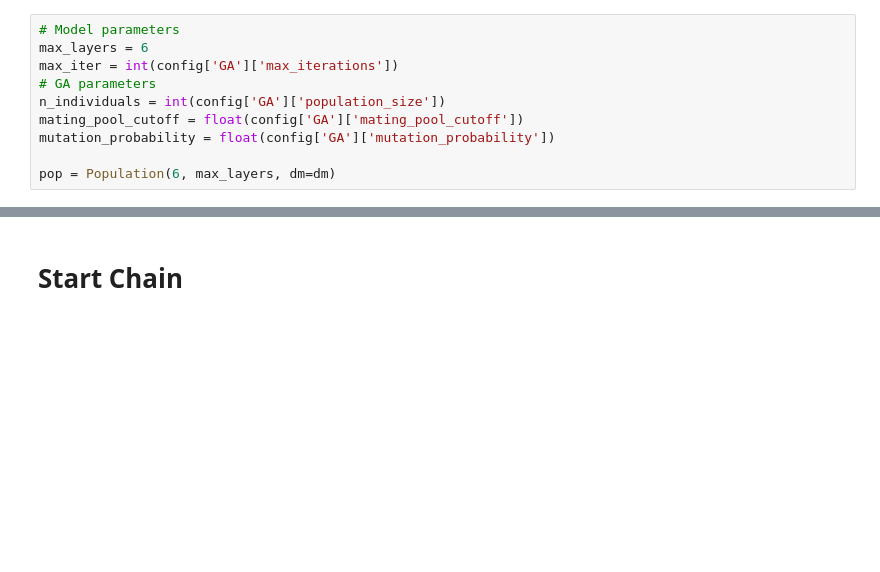
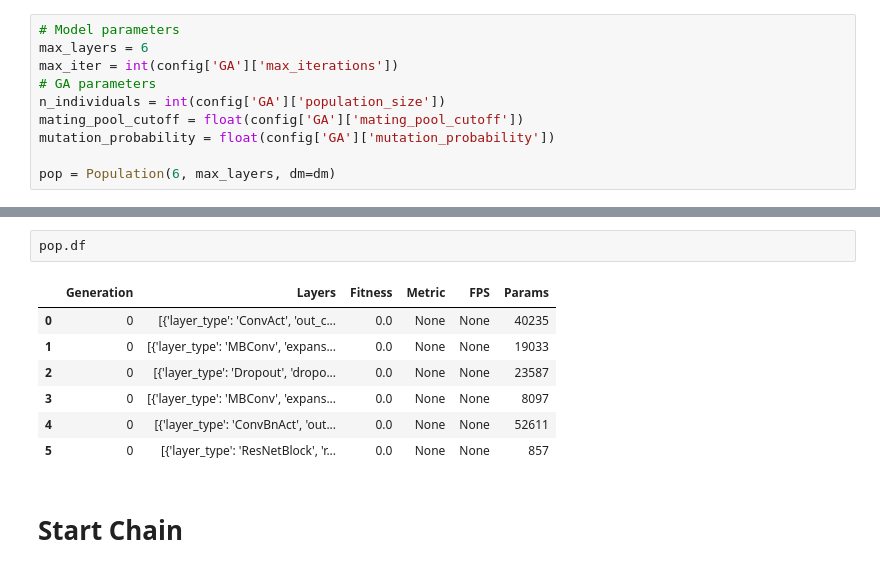
Before and after one commit to sirbastiano/pynas, a Jupyter notebook: unet.ipynb, the cells around one changed output, grey strips where cells are left out. Cells and saved outputs as stored; diff of their text form; blank space fills up the shorter version.

```diff
--- a/unet.ipynb
+++ b/unet.ipynb
@@ -410,3 +435,13 @@ pop.initial_poll()
+# %%
+pop.df
+# %% [output]
+|  | Generation | Layers | Fitness | Metric | FPS | Params |
+| 0 | 0 | [{'layer_type': 'ConvAct', 'out_c... | 0.0 | None | None | 40235 |
+| 1 | 0 | [{'layer_type': 'MBConv', 'expans... | 0.0 | None | None | 19033 |
+| 2 | 0 | [{'layer_type': 'Dropout', 'dropo... | 0.0 | None | None | 23587 |
+| 3 | 0 | [{'layer_type': 'MBConv', 'expans... | 0.0 | None | None | 8097 |
+| 4 | 0 | [{'layer_type': 'ConvBnAct', 'out... | 0.0 | None | None | 52611 |
+| 5 | 0 | [{'layer_type': 'ResNetBlock', 'r... | 0.0 | None | None | 857 |
 # %% [markdown]
 # Start Chain
 # %% [markdown]
```
Also changed, not shown: parts of 3 cells of this notebook.
